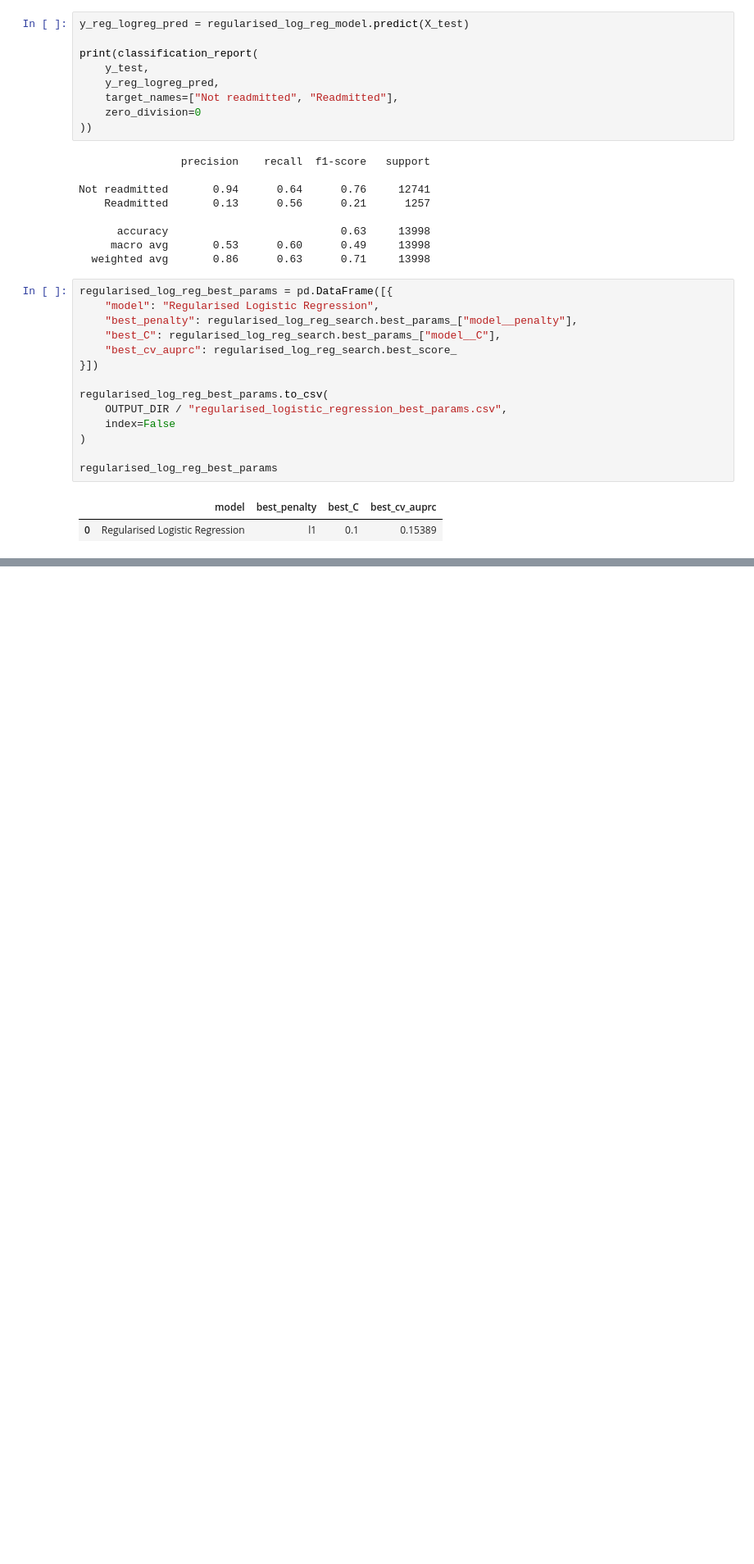
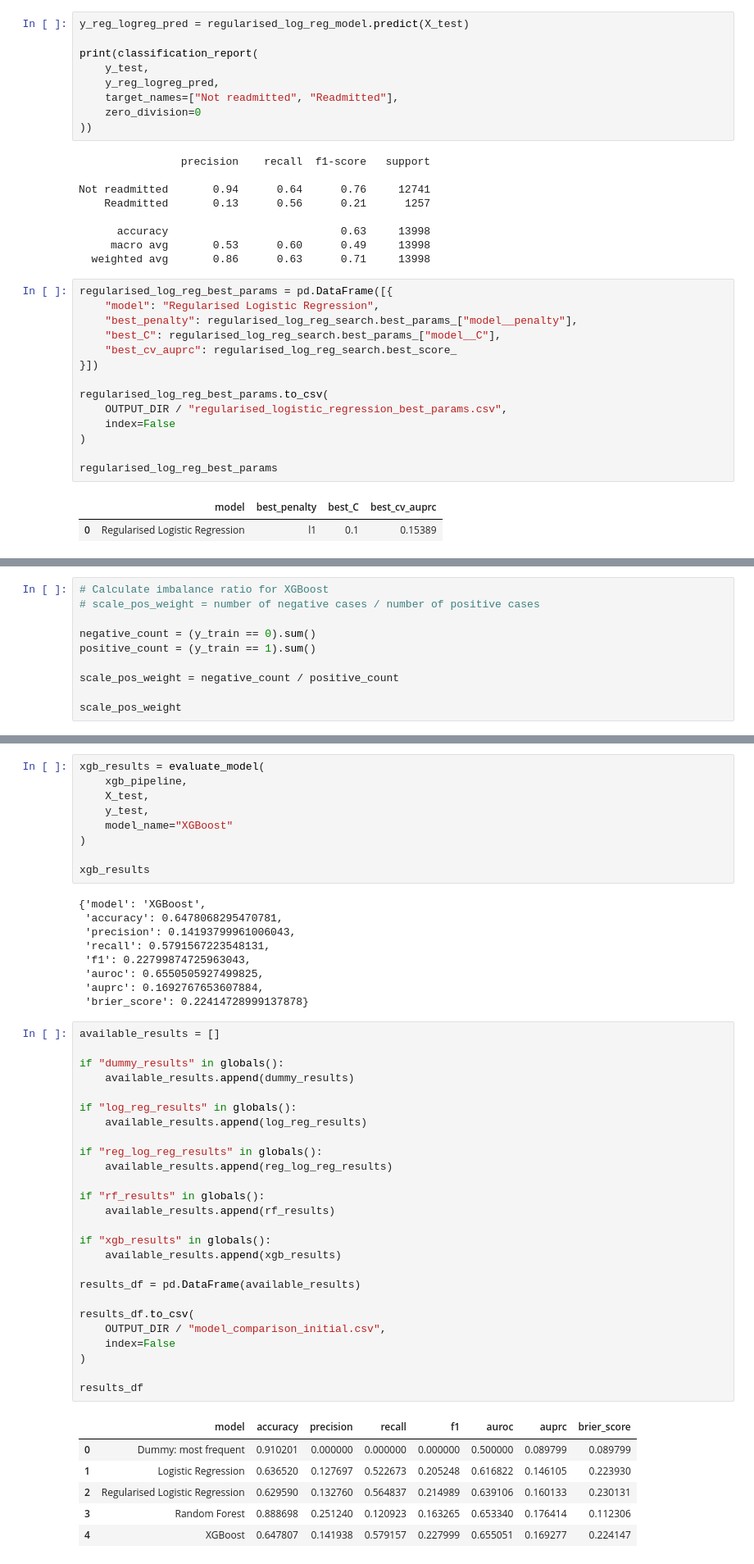
Before and after one commit to mxh210/Summer-Individual-Project, a Jupyter notebook: Processing_Pipeline/02_prediction_models.ipynb, the cells around one changed output, grey strips where cells are left out. Shown at 82% size. Cells and saved outputs as stored; diff of their text form; blank space fills up the shorter version.

Commit message:
Tunned model notebook created

```diff
--- a/Processing_Pipeline/02_prediction_models.ipynb
+++ b/Processing_Pipeline/02_prediction_models.ipynb
@@ -583,0 +790,10 @@ regularised_log_reg_best_params
+# %%
+# Calculate imbalance ratio for XGBoost
+# scale_pos_weight = number of negative cases / number of positive cases
+
+negative_count = (y_train == 0).sum()
+positive_count = (y_train == 1).sum()
+
+scale_pos_weight = negative_count / positive_count
+
+scale_pos_weight
@@ -583,0 +839,51 @@ regularised_log_reg_best_params
+# %%
+xgb_results = evaluate_model(
+    xgb_pipeline,
+    X_test,
+    y_test,
+    model_name="XGBoost"
+)
+
+xgb_results
+# %% [output]
+{'model': 'XGBoost',
+ 'accuracy': 0.6478068295470781,
+ 'precision': 0.14193799961006043,
+ 'recall': 0.5791567223548131,
+ 'f1': 0.22799874725963043,
+ 'auroc': 0.6550505927499825,
+ 'auprc': 0.1692767653607884,
+ 'brier_score': 0.22414728999137878}
+# %%
+available_results = []
+
+if "dummy_results" in globals():
+    available_results.append(dummy_results)
+
+if "log_reg_results" in globals():
+    available_results.append(log_reg_results)
+
+if "reg_log_reg_results" in globals():
+    available_results.append(reg_log_reg_results)
+
+if "rf_results" in globals():
+    available_results.append(rf_results)
+
+if "xgb_results" in globals():
+    available_results.append(xgb_results)
+
+results_df = pd.DataFrame(available_results)
+
+results_df.to_csv(
+    OUTPUT_DIR / "model_comparison_initial.csv",
+    index=False
+)
+
+results_df
+# %% [output]
+|  | model | accuracy | precision | recall | f1 | auroc | auprc | brier_score |
+| 0 | Dummy: most frequent | 0.910201 | 0.000000 | 0.000000 | 0.000000 | 0.500000 | 0.089799 | 0.089799 |
+| 1 | Logistic Regression | 0.636520 | 0.127697 | 0.522673 | 0.205248 | 0.616822 | 0.146105 | 0.223930 |
+| 2 | Regularised Logistic Regression | 0.629590 | 0.132760 | 0.564837 | 0.214989 | 0.639106 | 0.160133 | 0.230131 |
+| 3 | Random Forest | 0.888698 | 0.251240 | 0.120923 | 0.163265 | 0.653340 | 0.176414 | 0.112306 |
+| 4 | XGBoost | 0.647807 | 0.141938 | 0.579157 | 0.227999 | 0.655051 | 0.169277 | 0.224147 |
```
Also changed, not shown: parts of 25 cells of this notebook, 1 other file.
